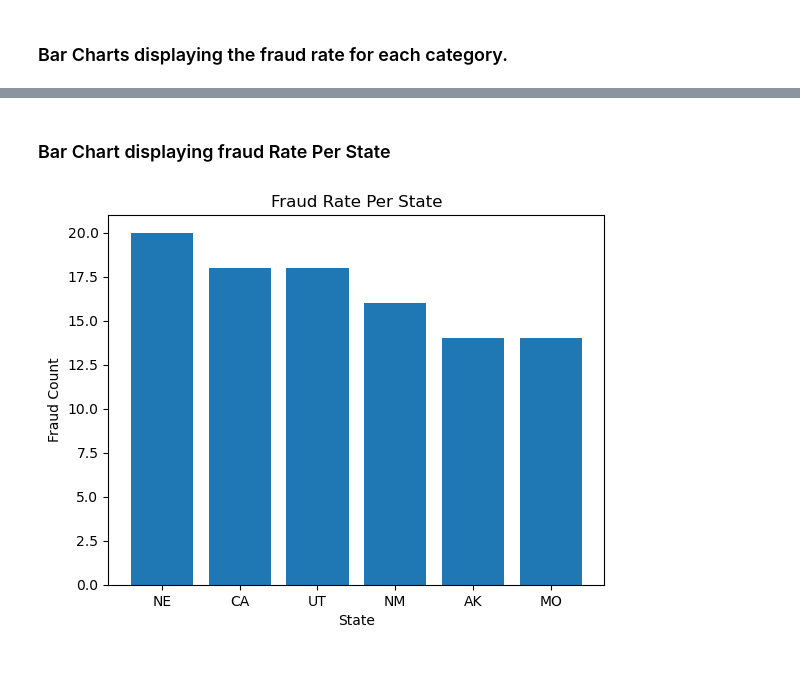
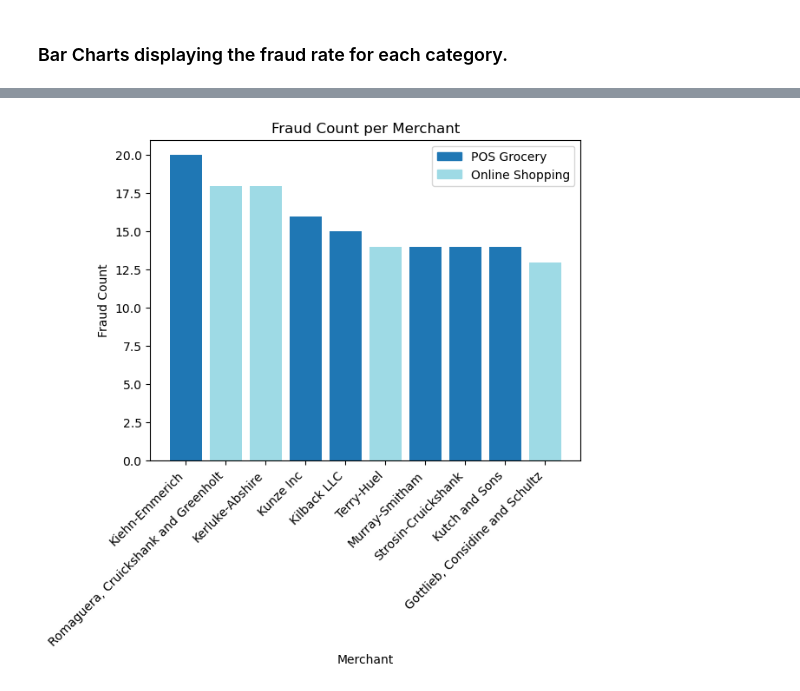
Before and after one commit to LackOfWitness/west-us-credit-card-fraud, a Jupyter notebook: Credit_Card_Fraud_Analysis-Team3-/credit_card_fraud_analysis.ipynb, the cells around one changed output, grey strips where cells are left out. Saved outputs shown, nothing was run; the diff lists cells and outputs as text; code cells hidden in the pictures.

Commit message:
push fraud count per merchant

```diff
--- a/Credit_Card_Fraud_Analysis-Team3-/credit_card_fraud_analysis.ipynb
+++ b/Credit_Card_Fraud_Analysis-Team3-/credit_card_fraud_analysis.ipynb
@@ -147,14 +149,38 @@ plt.show()
-# %% [markdown]
-### Bar Chart displaying fraud Rate Per State
-# %%
-plt.bar(merchant_fraud_df['states'], merchant_fraud_df['Fraud Count'])
-
-# Optionally add labels and title
-plt.xlabel('State')
-plt.ylabel('Fraud Count')
-plt.title('Fraud Rate Per State')
-
-# Show the plot
-plt.show()
-# %% [output]
-[figure, removed]
+# %%
+import matplotlib.pyplot as plt
+import numpy as np
+import matplotlib.patches as mpatches
+
+# Assuming merchant_fraud_df is already defined and has 'Merchant', 'Fraud Count', and 'Category' columns.
+
+# Get unique categories
+categories = merchant_fraud_df['Category'].unique()
+
+# Generate colors
+colors = plt.cm.tab20(np.linspace(0, 1, len(categories)))
+
+# Map categories to their corresponding color
+category_color_map = dict(zip(categories, colors))
+
+# Get the color for each merchant's category
+merchant_colors = merchant_fraud_df['Category'].map(category_color_map)
+
+# Plot the bar chart
+plt.bar(merchant_fraud_df['Merchant'], merchant_fraud_df['Fraud Count'], color=merchant_colors)
+
+# Optionally add labels and title
+plt.xlabel('Merchant')
+plt.ylabel('Fraud Count')
+plt.title('Fraud Count per Merchant')
+plt.xticks(rotation=45, ha='right')
+
+# Create custom legend handles
+legend_handles = [mpatches.Patch(color=category_color_map[category], label=category) for category in categories]
+
+# Add the custom legend to the plot
+plt.legend(handles=legend_handles, loc='upper right')
+
+# Show the plot
+plt.show()
+# %% [output]
+[figure, added]
```
Also changed, not shown: parts of 5 cells of this notebook.
